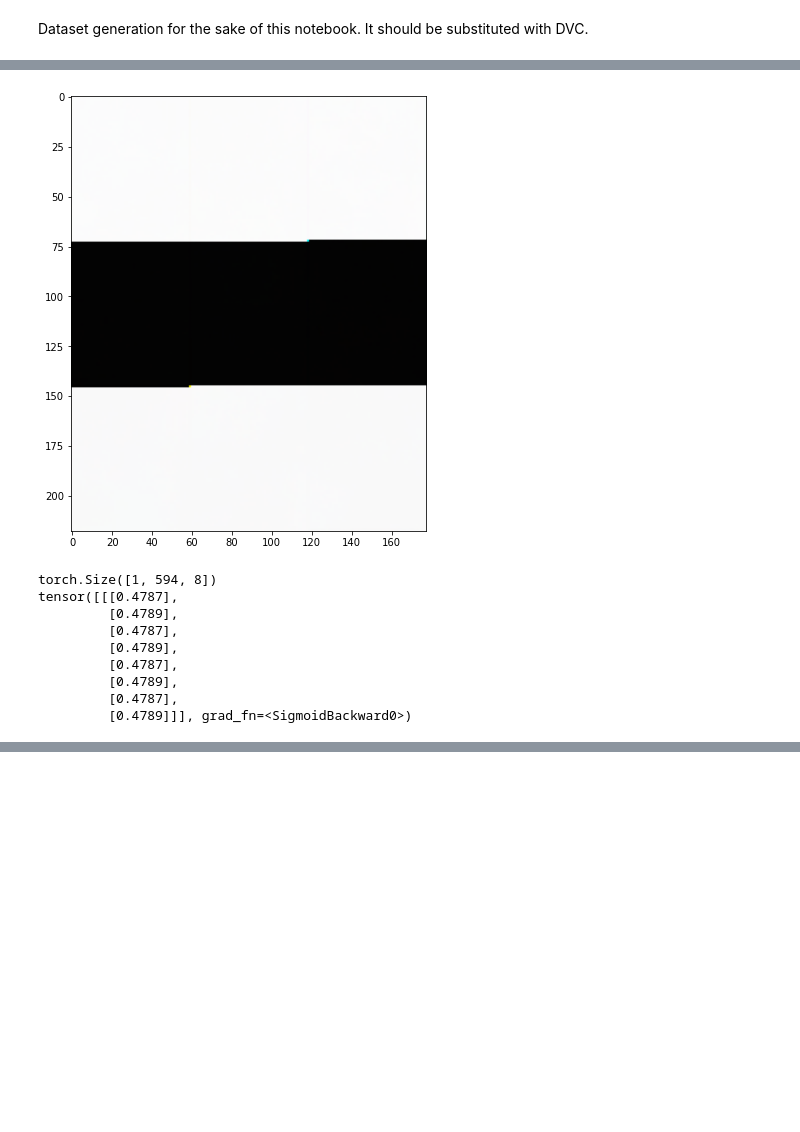
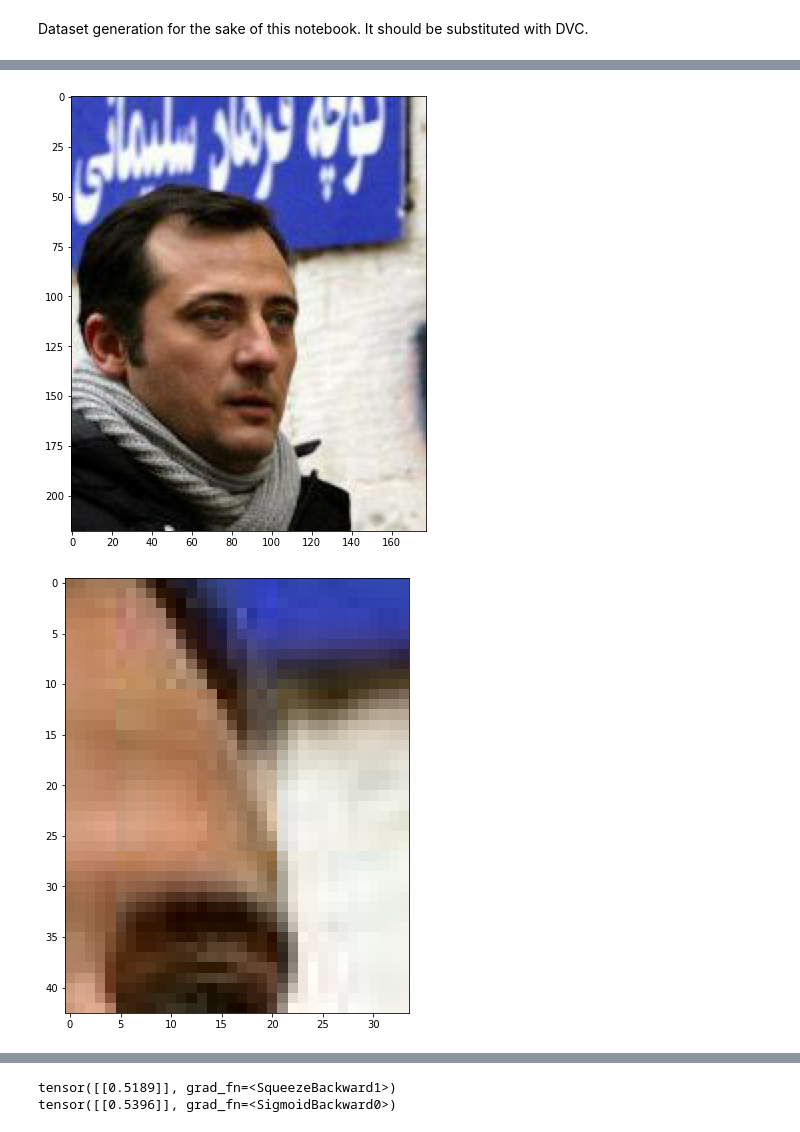
Before and after one commit to jkarolczak/image-inpaining, a Jupyter notebook: main.ipynb, the cells around one changed output, grey strips where cells are left out. Drawn from its saved outputs; the diff is of its cells as text; code cells hidden in the pictures; blank space fills up the shorter version.

Commit message:
Implement both discriminators

```diff
--- a/main.ipynb
+++ b/main.ipynb
@@ -22,21 +36,24 @@ for i, e in enumerate(dataloader):
-# %%
-netG = Generator()
-netGD = GlobalDiscriminator()
-
-for i, e in enumerate(dataloader):
-    if i == 1: break
-    e = netG(e[0])
-    imshow(e)
-    e = netGD(e[0])
-    print(e)
-# %% [output]
-[figure, removed]
-torch.Size([1, 594, 8])
-tensor([[[0.4787],
-         [0.4789],
-         [0.4787],
-         [0.4789],
-         [0.4787],
-         [0.4789],
-         [0.4787],
-         [0.4789]]], grad_fn=<SigmoidBackward0>)
+# %%
+netG = Generator()
+netGD = GlobalDiscriminator()
+netLD = LocalDiscriminator()
+
+for i, batch in enumerate(dataloader):
+    if i == 1: break
+    x, y, w, h = batch[2].tolist()[0]
+
+    snippet = batch[1][0][x:x+w, y:y+h]
+    imshow(batch[1])
+    imshow(batch[1][0][x:x+w, y:y+h])
+
+    reconstructed = netG(batch[1])
+    imshow(reconstructed)
+    imshow(reconstructed[0][x:x+w, y:y+h])
+
+    prob_global = netGD(reconstructed)
+    print(prob_global)
+    prob_local = netLD(reconstructed[0][x:x+w, y:y+h])
+    print(prob_local)
+# %% [output]
+[figure, added]
+[figure, added]
@@ -43,3 +62,5 @@ tensor([[[0.4787],
+tensor([[0.5189]], grad_fn=<SqueezeBackward1>)
+tensor([[0.5396]], grad_fn=<SigmoidBackward0>)
 # %%
 #device = torch.device('cuda' if torch.cuda.is_available() else 'cpu')
 # %%
```
Also changed, not shown: parts of 4 cells of this notebook, 3 other files.
